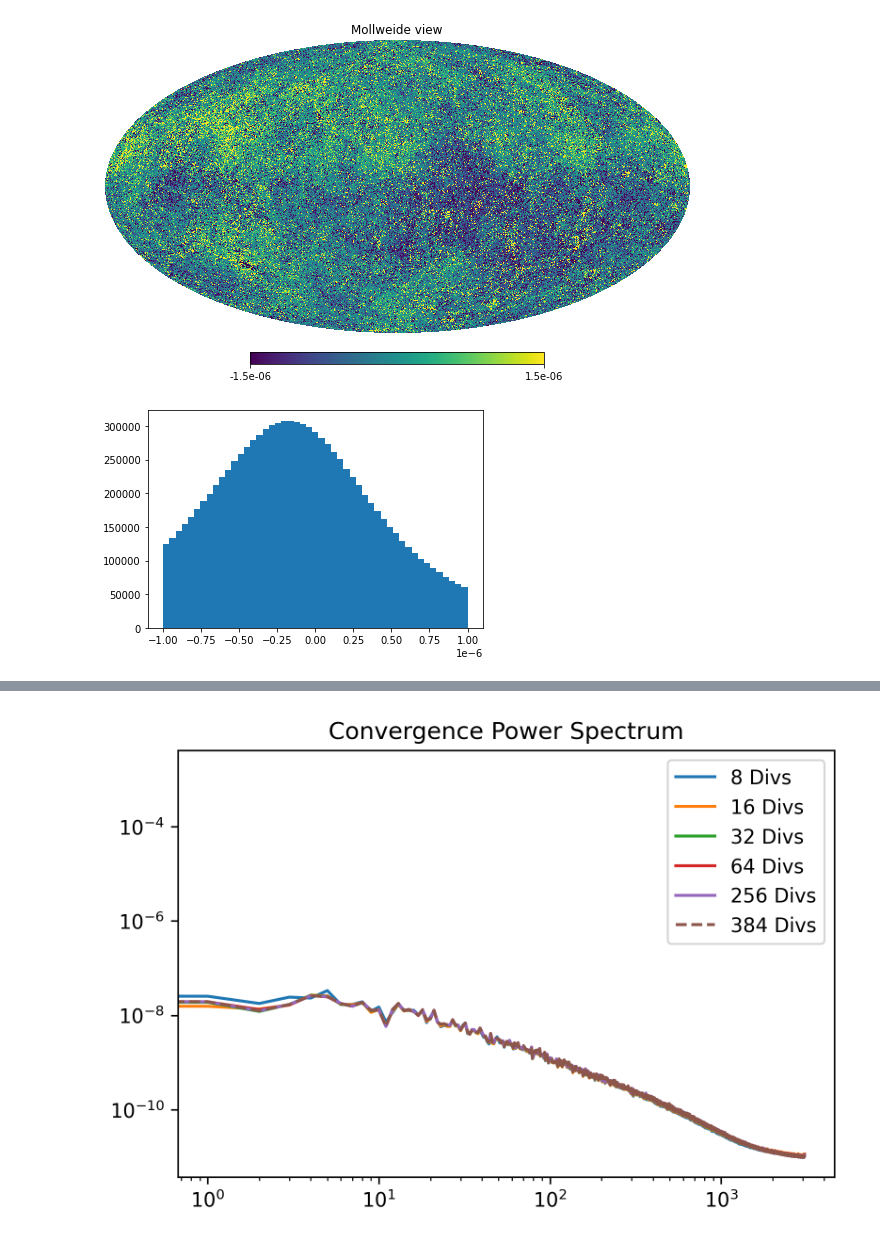
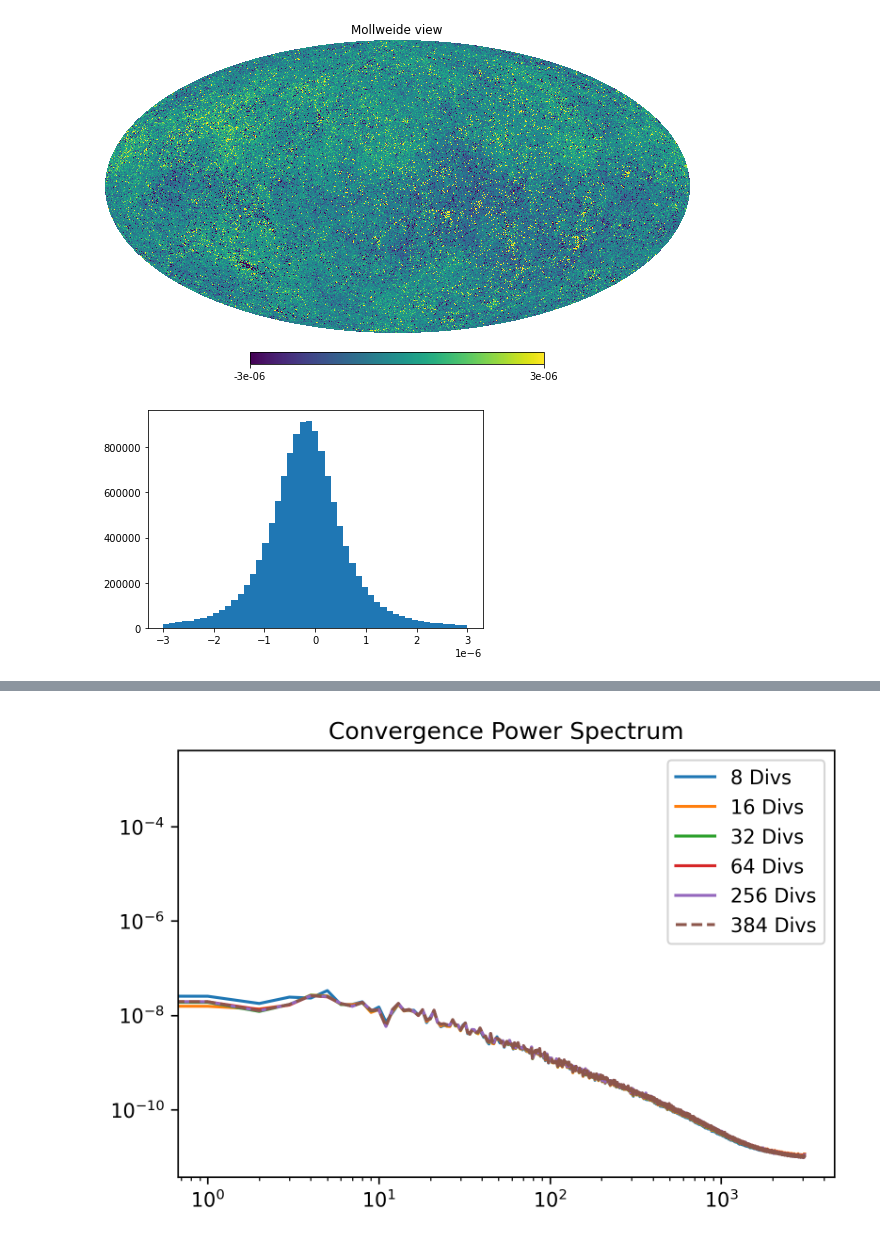
Before and after one commit to wurdahl/kSZfromPC, a Jupyter notebook: Opening-FITS.ipynb, the cells around one changed output, grey strips where cells are left out. Drawn from its saved outputs; the diff is of its cells as text; code cells hidden in the pictures.

```diff
--- a/Opening-FITS.ipynb
+++ b/Opening-FITS.ipynb
@@ -26,13 +26,13 @@ plt.show()
 # %%
-kSZ2048 = hp.read_map("MAPS/kSZ_NS_2048_R_1024_P_1024_DV_1.fits")
-kSZ1024 = hp.read_map("MAPS/kSZ_NS_1024_R_1024_P_1024_DV_256.fits")
-hp.mollview(kSZ1024,xsize=6400, min=-1.5*10**-6,max=1.5*10**-6)
+kSZ1024 = hp.read_map("MAPS/kSZ_NS_1024_R_1024_P_1024_DV_64.fits")
+kSZ2048 = hp.read_map("MAPS/kSZ_NS_1024_R_2048_P_1280_DV_64.fits")
+hp.mollview(kSZ1024,xsize=6400, min=-3*10**-6,max=3*10**-6)
 # %% [output]
-[figure, old version]
+[figure, new version]
 # %%
-plt.hist(kSZ1024,bins = np.linspace(-1*10**-6,1*10**-6));
+plt.hist(kSZ1024,bins = np.linspace(-3*10**-6,3*10**-6));
 # %% [output]
-[figure, old version]
+[figure, new version]
 # %%
 pskSZ2048 = hp.sphtfunc.anafast(kSZ2048)
 pskSZ1024 = hp.sphtfunc.anafast(kSZ1024)
```
Also changed, not shown: parts of 6 cells of this notebook, 6 other files.
